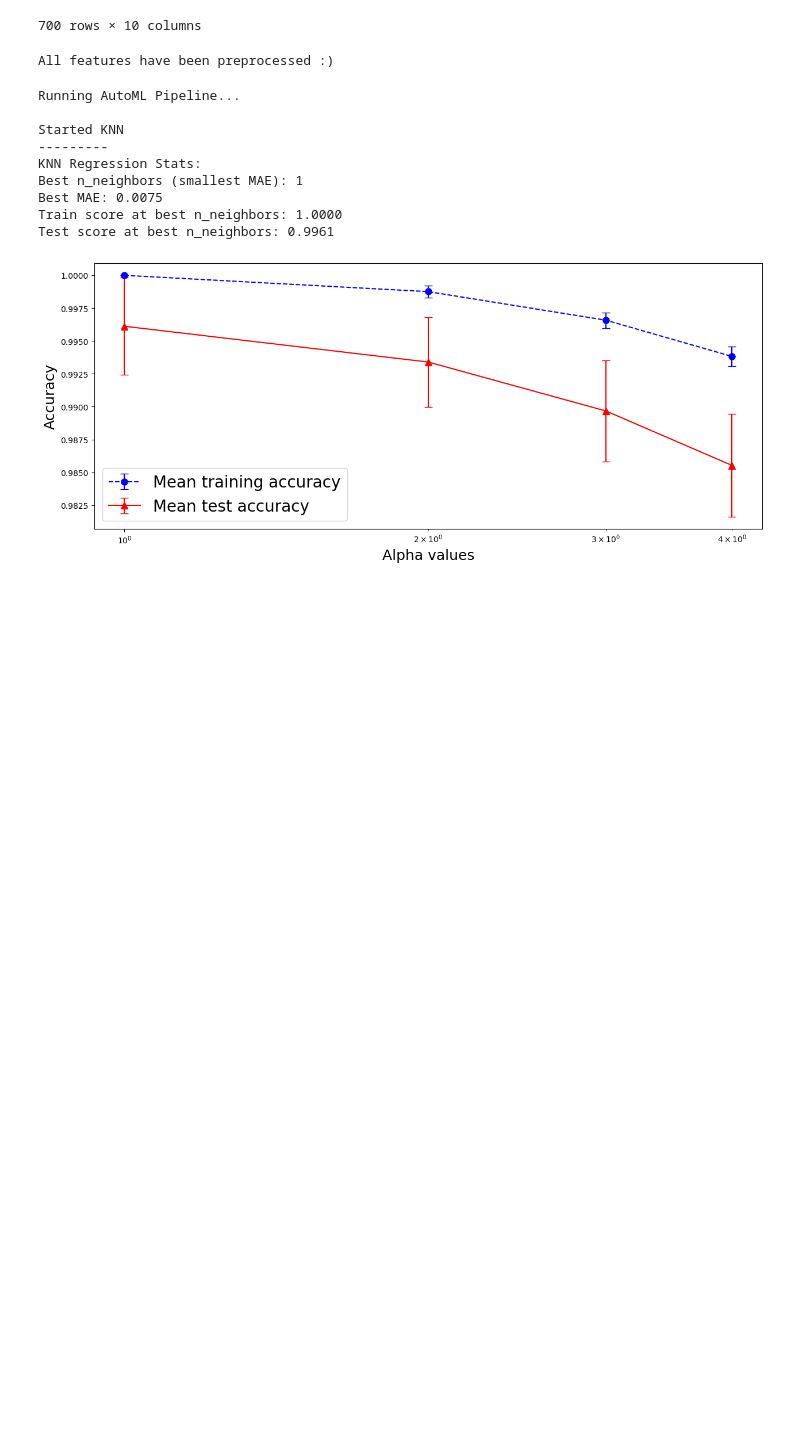
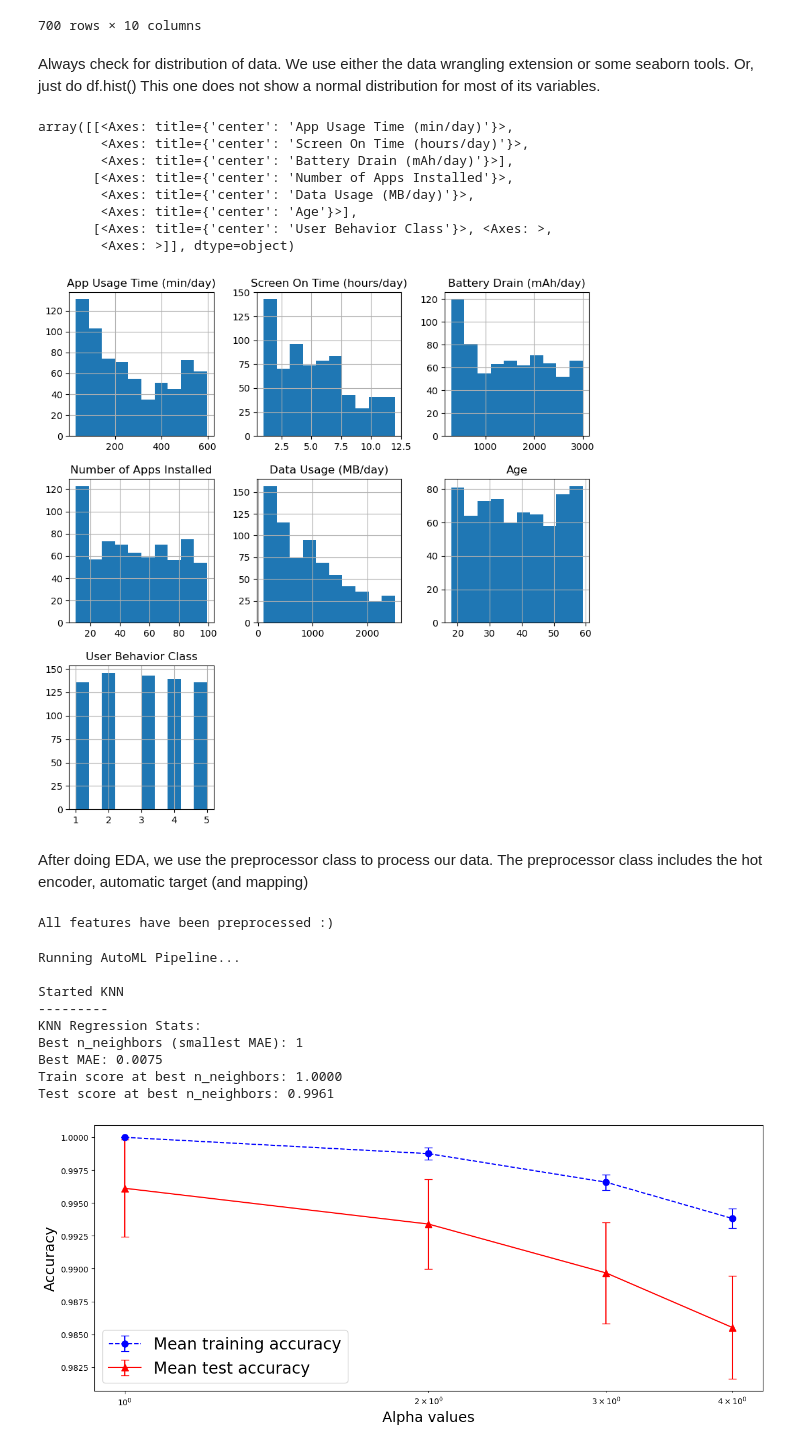
Before and after one commit to BSDSBA-Jared/Simple-AutoML, a Jupyter notebook: AutoML.ipynb, the cells around one changed output. Saved outputs shown, nothing was run; the diff lists cells and outputs as text; code cells hidden in the pictures; blank space fills up the shorter version.

```diff
--- a/AutoML.ipynb
+++ b/AutoML.ipynb
@@ -842,6 +847,22 @@ user_behavior
 | 698 | Samsung Galaxy S21 | Android | 62 | 1.7 | 431 | ... |
 | 699 | OnePlus 9 | Android | 212 | 5.4 | 1306 | ... |
 700 rows × 10 columns
+# %% [markdown]
+Always check for distribution of data. We use either the data wrangling extension or some seaborn tools. Or, just do df.hist() This one does not show a normal distribution for most of its variables.
+# %%
+user_behavior.hist(figsize=(10, 10))
+# %% [output]
+array([[<Axes: title={'center': 'App Usage Time (min/day)'}>,
+        <Axes: title={'center': 'Screen On Time (hours/day)'}>,
+        <Axes: title={'center': 'Battery Drain (mAh/day)'}>],
+       [<Axes: title={'center': 'Number of Apps Installed'}>,
+        <Axes: title={'center': 'Data Usage (MB/day)'}>,
+        <Axes: title={'center': 'Age'}>],
+       [<Axes: title={'center': 'User Behavior Class'}>, <Axes: >,
+        <Axes: >]], dtype=object)
+[figure, added]
+# %% [markdown]
+After doing EDA, we use the preprocessor class to process our data. The preprocessor class includes the hot encoder, automatic target (and mapping)
 # %%
 features, target, columns = Preprocessor(user_behavior, "User Behavior Class").hot_encoder(["Device Model", "Operating System", "Gender"]).minmaxscaler(["App Usage Time (min/day)", "Screen On Time (hours/day)", "Battery Drain (mAh/day)", "Number of Apps Installed", "Data Usage (MB/day)", "Age"]).endpoint()
 # %% [output]
```
Also changed, not shown: parts of 8 cells of this notebook.
